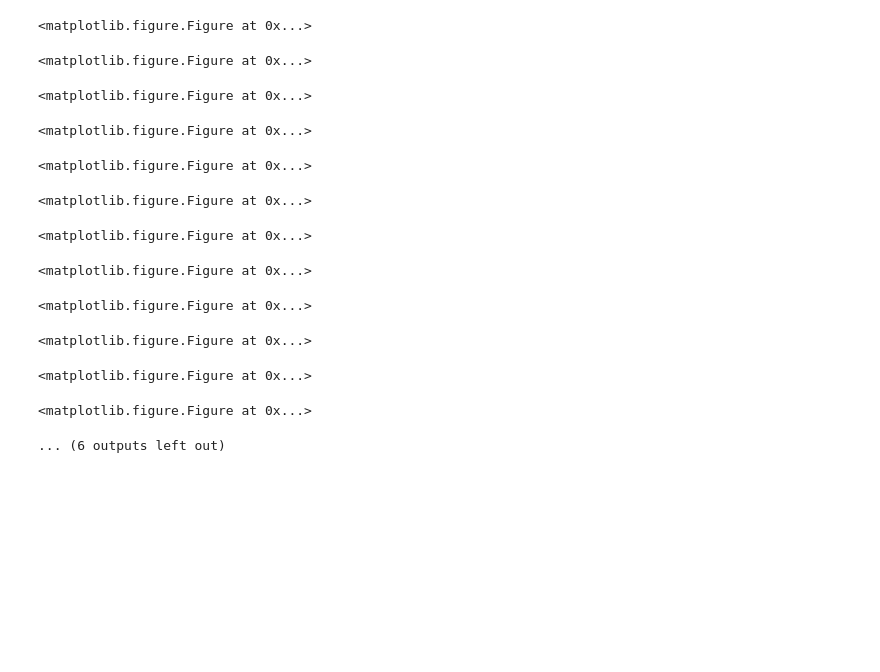
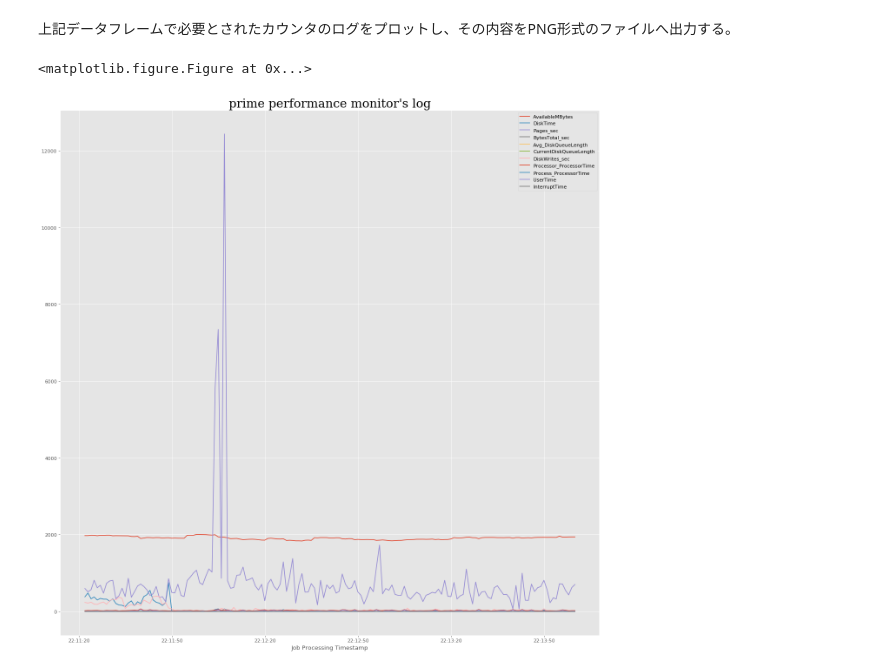
Before and after one commit to junTaniguchi/python, a Jupyter notebook: perflog_plot.ipynb, the cells around one changed output. Drawn from its saved outputs; the diff is of its cells as text; code cells hidden in the pictures; blank space fills up the shorter version.

```diff
--- a/perflog_plot.ipynb
+++ b/perflog_plot.ipynb
@@ -108,36 +118,35 @@ primelogs.head(10)
+# %% [markdown]
+上記データフレームで必要とされたカウンタのログをプロットし、その内容をPNG形式のファイルへ出力する。
 # %%
 plt.figure()
 plt.figure(figsize=(20, 20), dpi=80)
+plt.style.use('ggplot')
 
 plt.plot(timestamps, AvailableMBytes, label='AvailableMBytes')
 plt.plot(timestamps, DiskTime, label='DiskTime')
 plt.plot(timestamps, Pages_sec, label='Pages_sec')
 plt.plot(timestamps, BytesTotal_sec, label='BytesTotal_sec')
 plt.plot(timestamps, Avg_DiskQueueLength, label='Avg_DiskQueueLength')
 plt.plot(timestamps, CurrentDiskQueueLength, label='CurrentDiskQueueLength')
 plt.plot(timestamps, DiskWrites_sec, label='DiskWrites_sec')
 plt.plot(timestamps, Processor_ProcessorTime, label='Processor_ProcessorTime')
 plt.plot(timestamps, Process_ProcessorTime, label='Process_ProcessorTime')
 plt.plot(timestamps, UserTime, label='UserTime')
 plt.plot(timestamps, InterruptTime, label='InterruptTime')
 
+plt.title("prime performance monitor's log", fontsize=25, fontname='serif') # タイトル
+plt.xlabel("Job Processing Timestamp")
 plt.legend(loc='upper right')
 plt.grid(True)
+
+#作成されたグラフをPNGファイル形式で下記のディレクトリへ格納
+filename = filename = "C:\TANIGUCHIJUN_20170217-000001\prime_All_parameter.png"
+plt.savefig(filename)
+
 plt.show()
 # %% [output]
 <matplotlib.figure.Figure at 0x...>
-<matplotlib.figure.Figure at 0x...>
-<matplotlib.figure.Figure at 0x...>
-<matplotlib.figure.Figure at 0x...>
-<matplotlib.figure.Figure at 0x...>
-<matplotlib.figure.Figure at 0x...>
-<matplotlib.figure.Figure at 0x...>
-<matplotlib.figure.Figure at 0x...>
-<matplotlib.figure.Figure at 0x...>
-<matplotlib.figure.Figure at 0x...>
-<matplotlib.figure.Figure at 0x...>
-<matplotlib.figure.Figure at 0x...>
-... (6 outputs left out)
+[figure, added]
 # %%
 import numpy as np
 #perlogs.interpolate()
```
Also changed, not shown: parts of 15 cells of this notebook.
